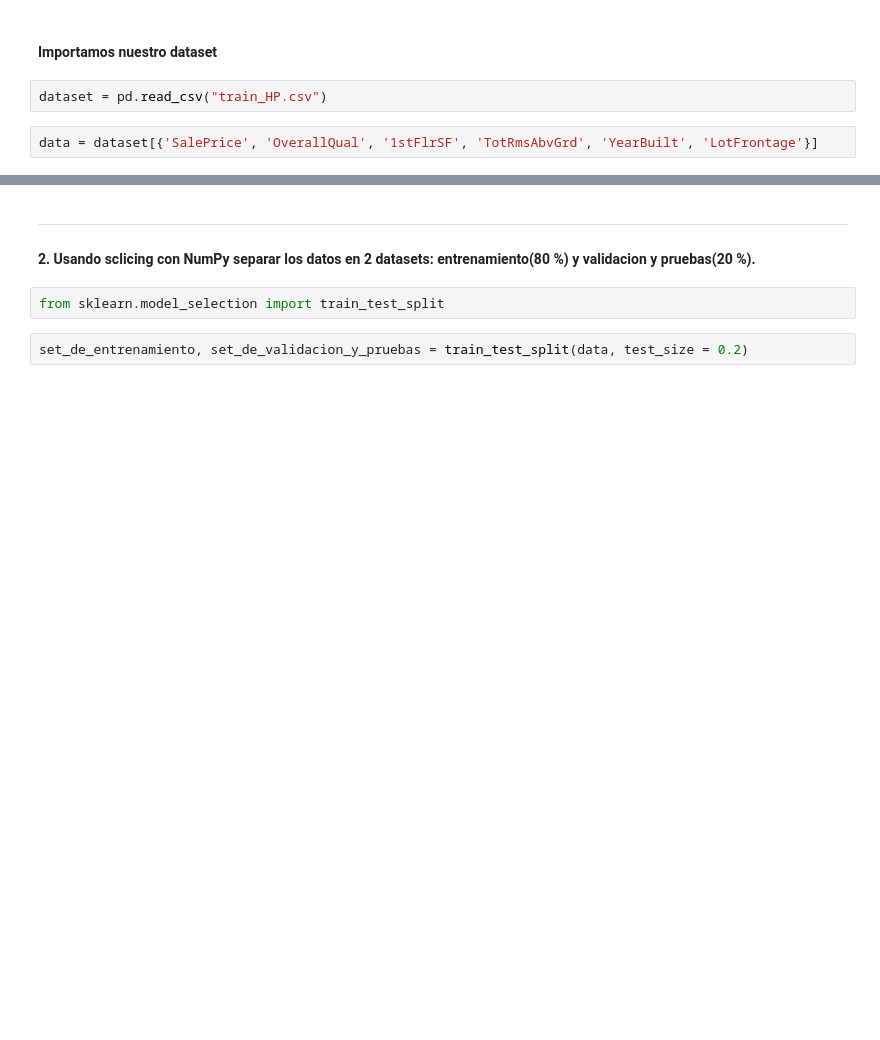
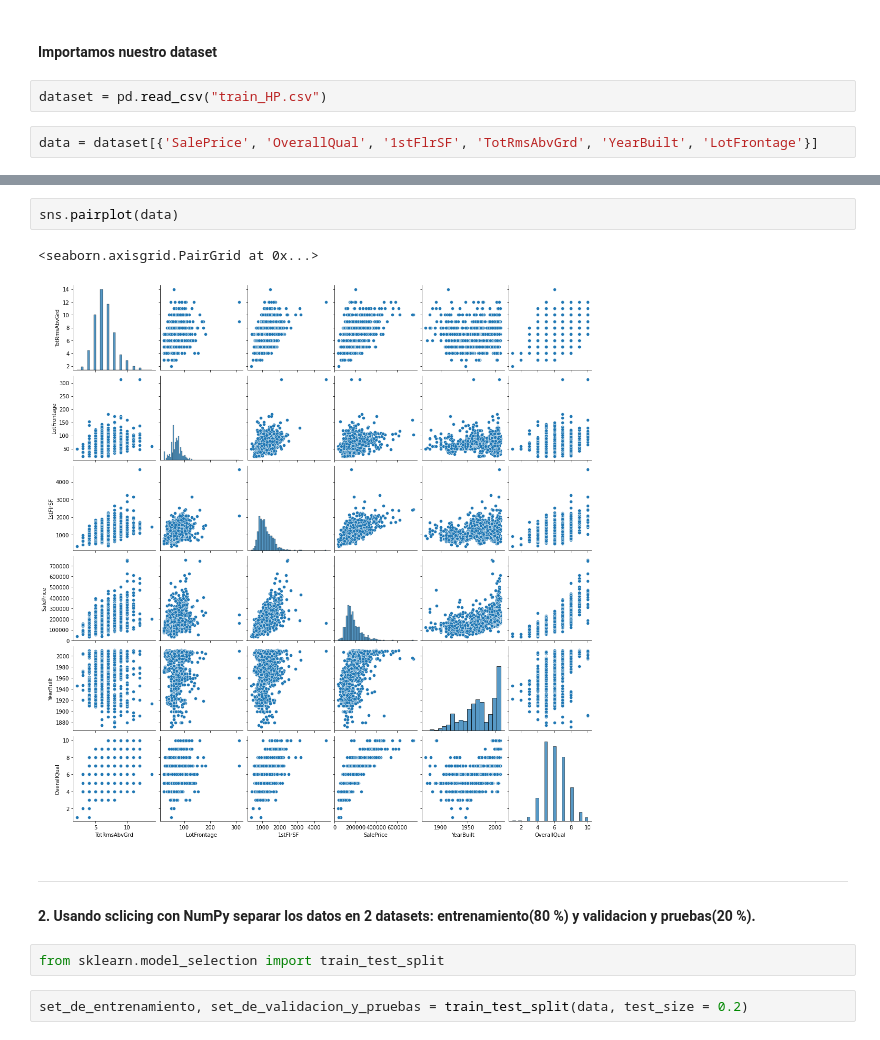
Before and after one commit to ErickVelasquez17/Proyecto1, a Jupyter notebook: Proyecto.ipynb, the cells around one changed output, grey strips where cells are left out. Saved outputs shown, nothing was run; the diff lists cells and outputs as text; blank space fills up the shorter version.

```diff
--- a/Proyecto.ipynb
+++ b/Proyecto.ipynb
@@ -33,3 +50,8 @@ data
+# %%
+sns.pairplot(data)
+# %% [output]
+<seaborn.axisgrid.PairGrid at 0x...>
+[figure, added]
 # %% [markdown]
 ---
 #### 2. Usando sclicing con NumPy separar los datos en 2 datasets: entrenamiento(80 %) y validacion y pruebas(20 %).
```
Also changed, not shown: parts of 30 cells of this notebook.
